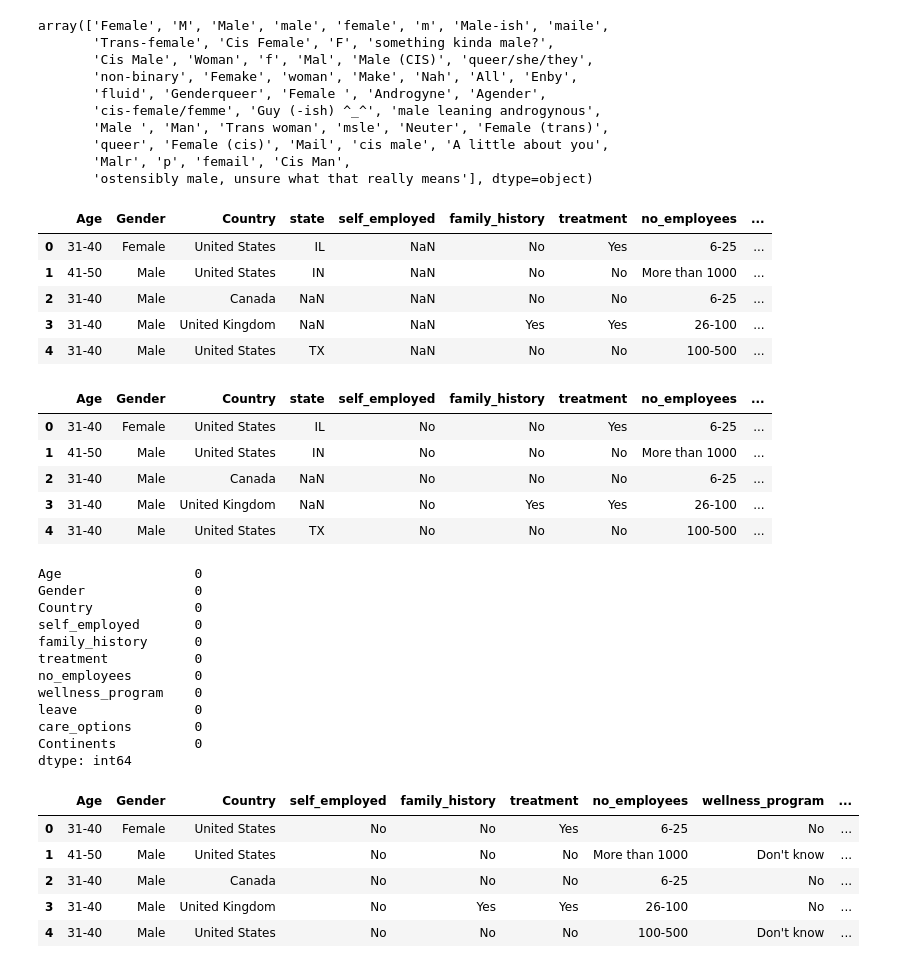
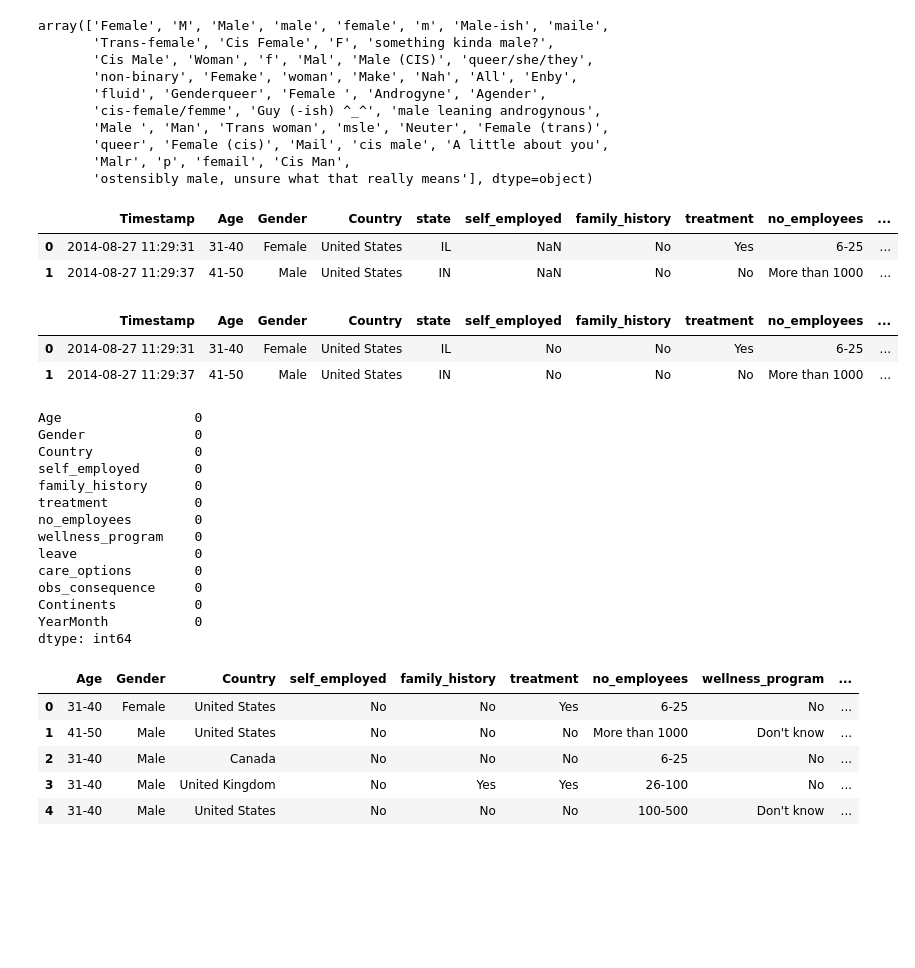
Before and after one commit to guavacoderepo/SOFT40161-COURSE-WORK, a Jupyter notebook: NTU_N1280799_SOFT40161_2.ipynb, the cells around one changed output. Cells and saved outputs as stored; diff of their text form; code cells hidden in the pictures; blank space fills up the shorter version.

```diff
--- a/NTU_N1280799_SOFT40161_2.ipynb
+++ b/NTU_N1280799_SOFT40161_2.ipynb
@@ -219,7 +219,7 @@ comments                     1095
 dtype: int64
 # %%
 # selecting revalevant columns for analysis
-select_cols = ['Timestamp', 'Age', 'Gender', 'Country', 'state', 'self_employed', 'family_history', 'treatment', 'no_employees', 'work_interfere', 'wellness_program', 'leave', 'care_options']
+select_cols = ['Timestamp', 'Age', 'Gender', 'Country', 'state', 'self_employed', 'family_history', 'treatment', 'no_employees', 'work_interfere', 'wellness_program', 'leave', 'care_options', 'obs_consequence']
 # %%
 # drill down the demention of the dataset
 df = df[select_cols]
@@ -241,7 +241,7 @@ plot_bar_chart(miss_values.keys(), miss_values.values(), 'Missing values distrib
 [figure]
 # %%
 # creating a new column of continents from countries
-df['Continents'] = df['Country'].apply(lambda z: country_to_continent('Country'))
+df['Continents'] = df['Country'].apply(lambda z: country_to_continent(z))
 # %%
 # grouping age
 df['Age'] = df['Age'].apply(group_age)
@@ -270,24 +267,18 @@ array(['Female', 'M', 'Male', 'male', 'female', 'm', 'Male-ish', 'maile',
 # %%
 # cleaning gender column
 df['Gender'] = clean_gender(df['Gender'])
-df.head()
+df.head(2)
 # %% [output]
-|  | Age | Gender | Country | state | self_employed | family_history | treatment | no_employees | ... |
-| 0 | 31-40 | Female | United States | IL | NaN | No | Yes | 6-25 | ... |
-| 1 | 41-50 | Male | United States | IN | NaN | No | No | More than 1000 | ... |
-| 2 | 31-40 | Male | Canada | NaN | NaN | No | No | 6-25 | ... |
-| 3 | 31-40 | Male | United Kingdom | NaN | NaN | Yes | Yes | 26-100 | ... |
-| 4 | 31-40 | Male | United States | TX | NaN | No | No | 100-500 | ... |
+|  | Timestamp | Age | Gender | Country | state | self_employed | family_history | treatment | no_employees | ... |
+| 0 | 2014-08-27 11:29:31 | 31-40 | Female | United States | IL | NaN | No | Yes | 6-25 | ... |
+| 1 | 2014-08-27 11:29:37 | 41-50 | Male | United States | IN | NaN | No | No | More than 1000 | ... |
 # %%
 # fillna on self employed column
 self_employed_mode = df['self_employed'].mode()[0]
 df['self_employed'] = df['self_employed'].fillna(self_employed_mode)
 
-df.head()
+df.head(2)
 # %% [output]
-|  | Age | Gender | Country | state | self_employed | family_history | treatment | no_employees | ... |
-| 0 | 31-40 | Female | United States | IL | No | No | Yes | 6-25 | ... |
-| 1 | 41-50 | Male | United States | IN | No | No | No | More than 1000 | ... |
-| 2 | 31-40 | Male | Canada | NaN | No | No | No | 6-25 | ... |
-| 3 | 31-40 | Male | United Kingdom | NaN | No | Yes | Yes | 26-100 | ... |
-| 4 | 31-40 | Male | United States | TX | No | No | No | 100-500 | ... |
+|  | Timestamp | Age | Gender | Country | state | self_employed | family_history | treatment | no_employees | ... |
+| 0 | 2014-08-27 11:29:31 | 31-40 | Female | United States | IL | No | No | Yes | 6-25 | ... |
+| 1 | 2014-08-27 11:29:37 | 41-50 | Male | United States | IN | No | No | No | More than 1000 | ... |
@@ -308,7 +302,9 @@ no_employees        0
 wellness_program    0
 leave               0
 care_options        0
+obs_consequence     0
 Continents          0
+YearMonth           0
 dtype: int64
 # %%
 df.head()
```
Also changed, not shown: parts of 15 cells of this notebook.
